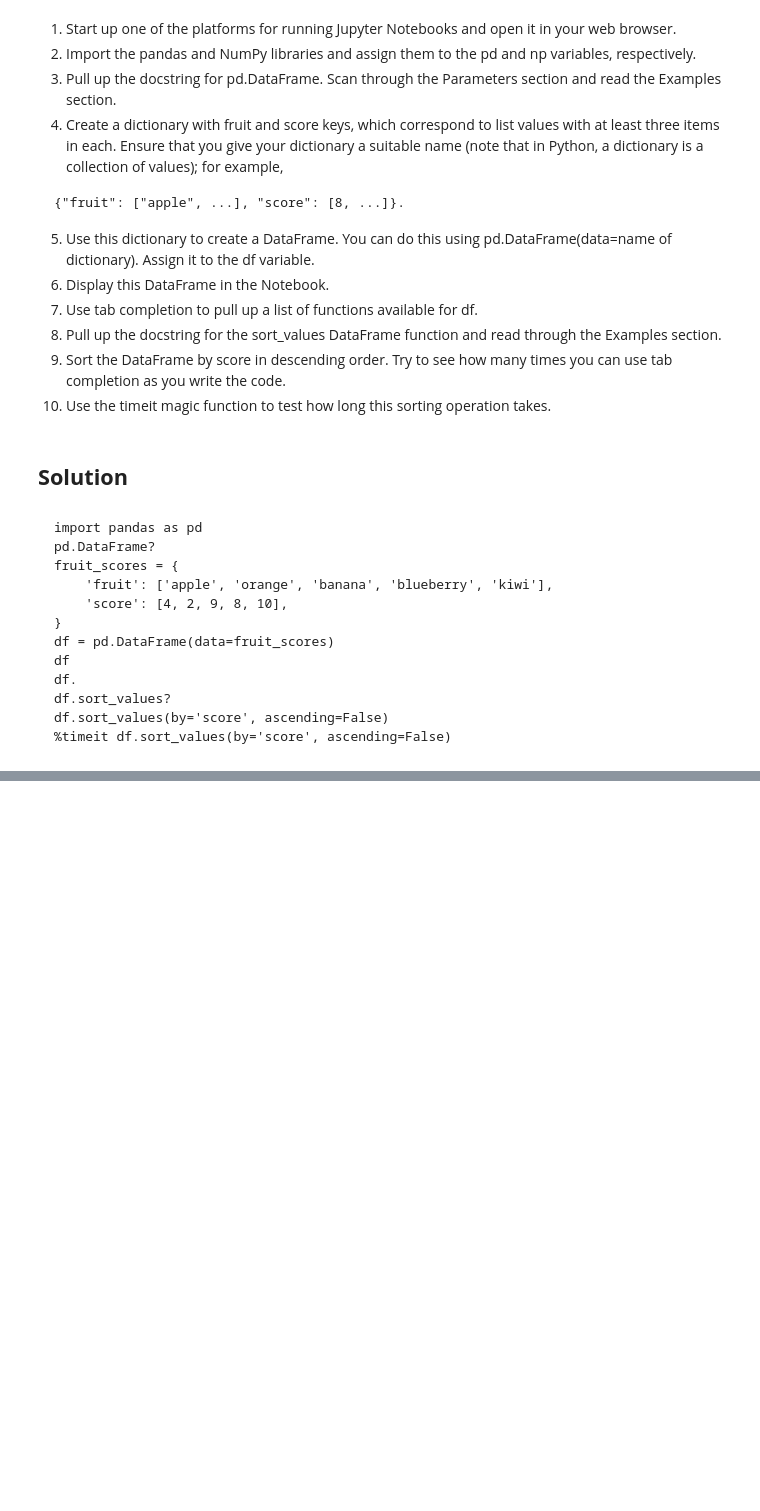
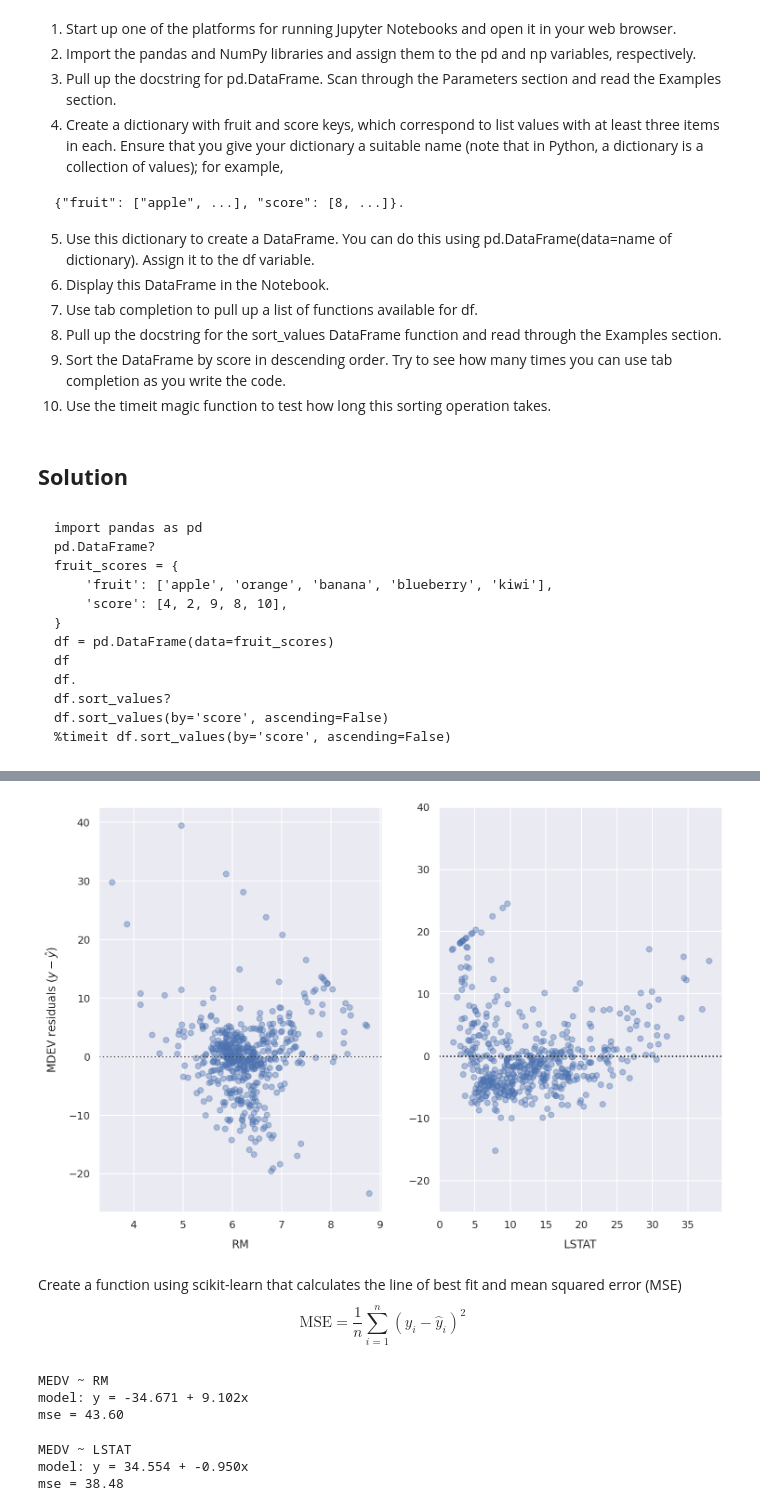
Before and after one commit to oucemabennasr/Data_science_workshop, a Jupyter notebook: Introduction_to_Jupyter_Notebooks.ipynb, the cells around one changed output, grey strips where cells are left out. Drawn from its saved outputs; the diff is of its cells as text; code cells hidden in the pictures; blank space fills up the shorter version.

```diff
--- a/Introduction_to_Jupyter_Notebooks.ipynb
+++ b/Introduction_to_Jupyter_Notebooks.ipynb
@@ -163,0 +561,27 @@ df.sort_values(by='score', ascending=False)
+# %%
+fig, ax = plt.subplots(1, 2)
+ax[0] = sns.residplot(x='RM', y='MEDV',
+                      data=df,
+                      ax=ax[0],
+                      scatter_kws={'alpha': 0.4},)
+
+
+ax[0].set_ylabel('MDEV residuals $(y-\hat{y})$')
+
+ax[1] = sns.residplot(x='LSTAT', y='MEDV',
+                      data=df,ax=ax[1],
+                      scatter_kws={'alpha': 0.4})
+
+ax[1].set_ylabel('')
+
+plt.ylim(-25, 40)
+
+plt.savefig('boston-housing-residuals.png',
+            bbox_inches='tight', dpi=300,)
+# %% [output]
+[figure, added]
+# %% [markdown]
+Create a function using scikit-learn that calculates the line of best fit and mean squared error (MSE)
+$$
+\text{MSE} = \frac{1}{n} \sum_{i=1}^n (y_i - \hat{y}_i)^2
+$$
@@ -163,0 +614,12 @@ df.sort_values(by='score', ascending=False)
+# %%
+get_mse(df, 'RM')
+# %% [output]
+MEDV ~ RM
+model: y = -34.671 + 9.102x
+mse = 43.60
+# %%
+get_mse(df, 'LSTAT')
+# %% [output]
+MEDV ~ LSTAT
+model: y = 34.554 + -0.950x
+mse = 38.48
```
Also changed, not shown: parts of 62 cells of this notebook.
